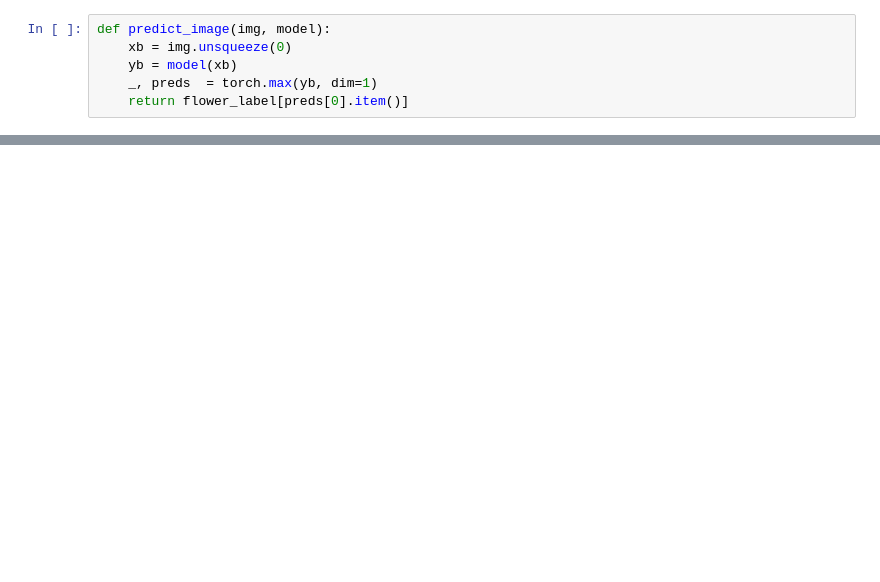
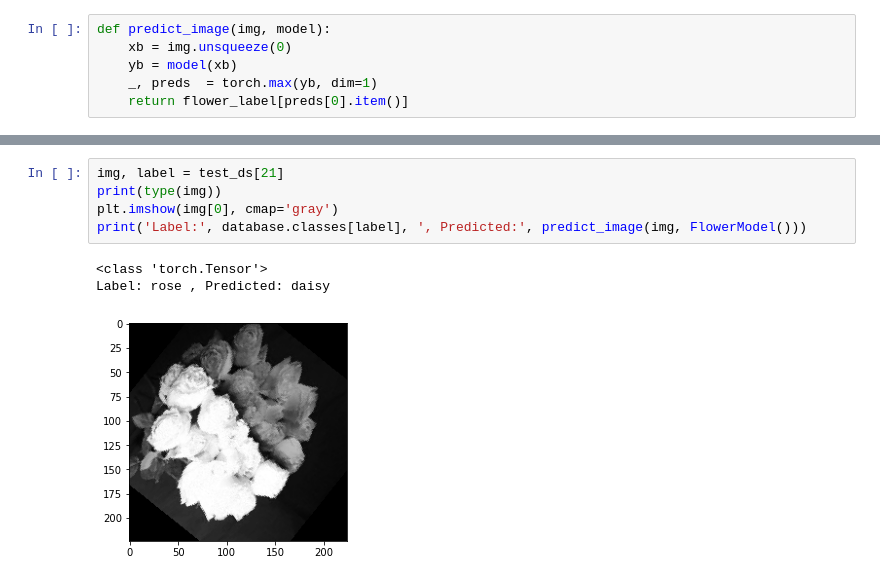
Before and after one commit to lbaitemple/pytorchimage, a Jupyter notebook: customflower.ipynb, the cells around one changed output, grey strips where cells are left out. Cells and saved outputs as stored; diff of their text form; blank space fills up the shorter version.

```diff
--- a/customflower.ipynb
+++ b/customflower.ipynb
@@ -261,0 +294,9 @@ def predict_image(img, model):
+# %%
+img, label = test_ds[21]
+print(type(img))
+plt.imshow(img[0], cmap='gray')
+print('Label:', database.classes[label], ', Predicted:', predict_image(img, FlowerModel()))
+# %% [output]
+<class 'torch.Tensor'>
+Label: rose , Predicted: daisy
+[figure, added]
```
Also changed, not shown: parts of 12 cells of this notebook.
